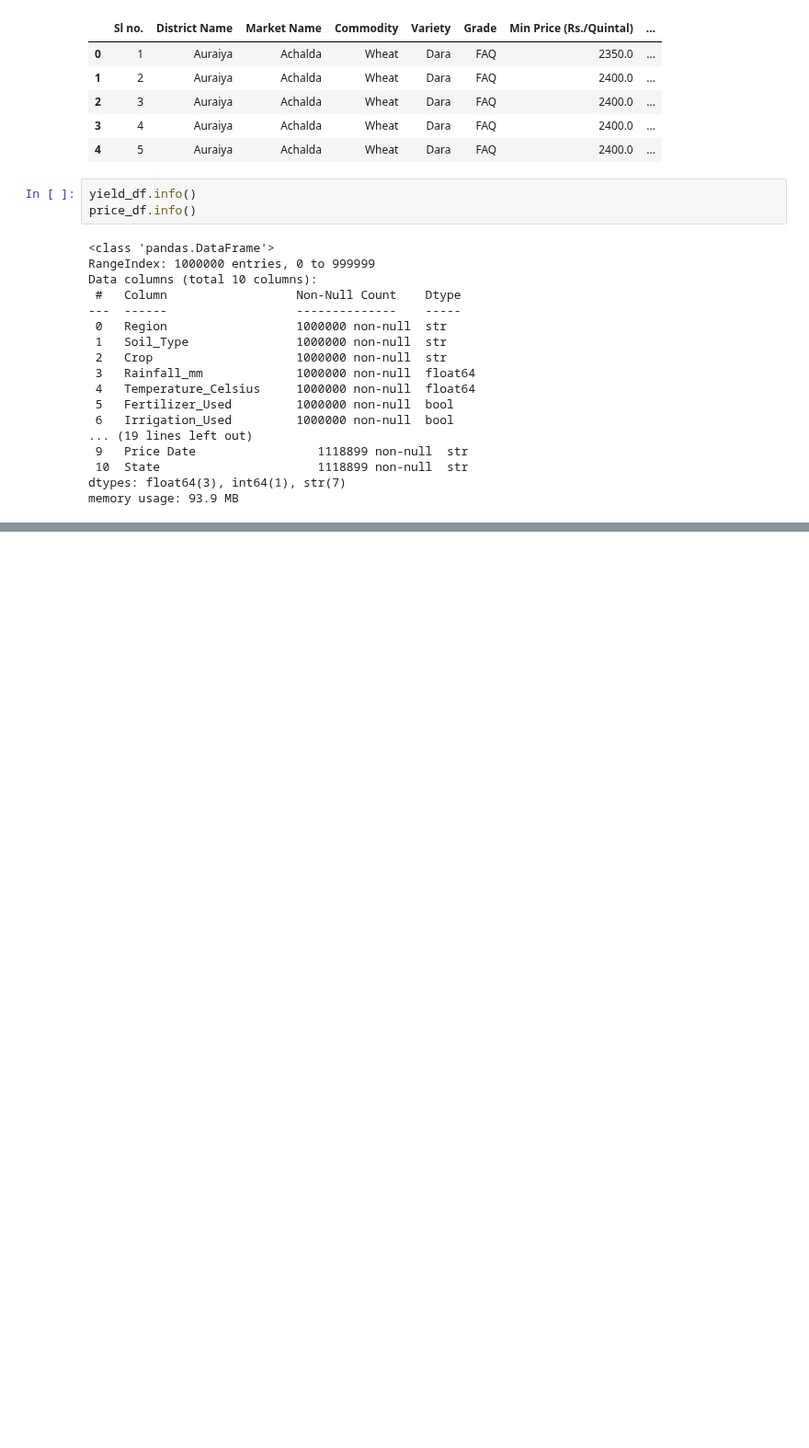
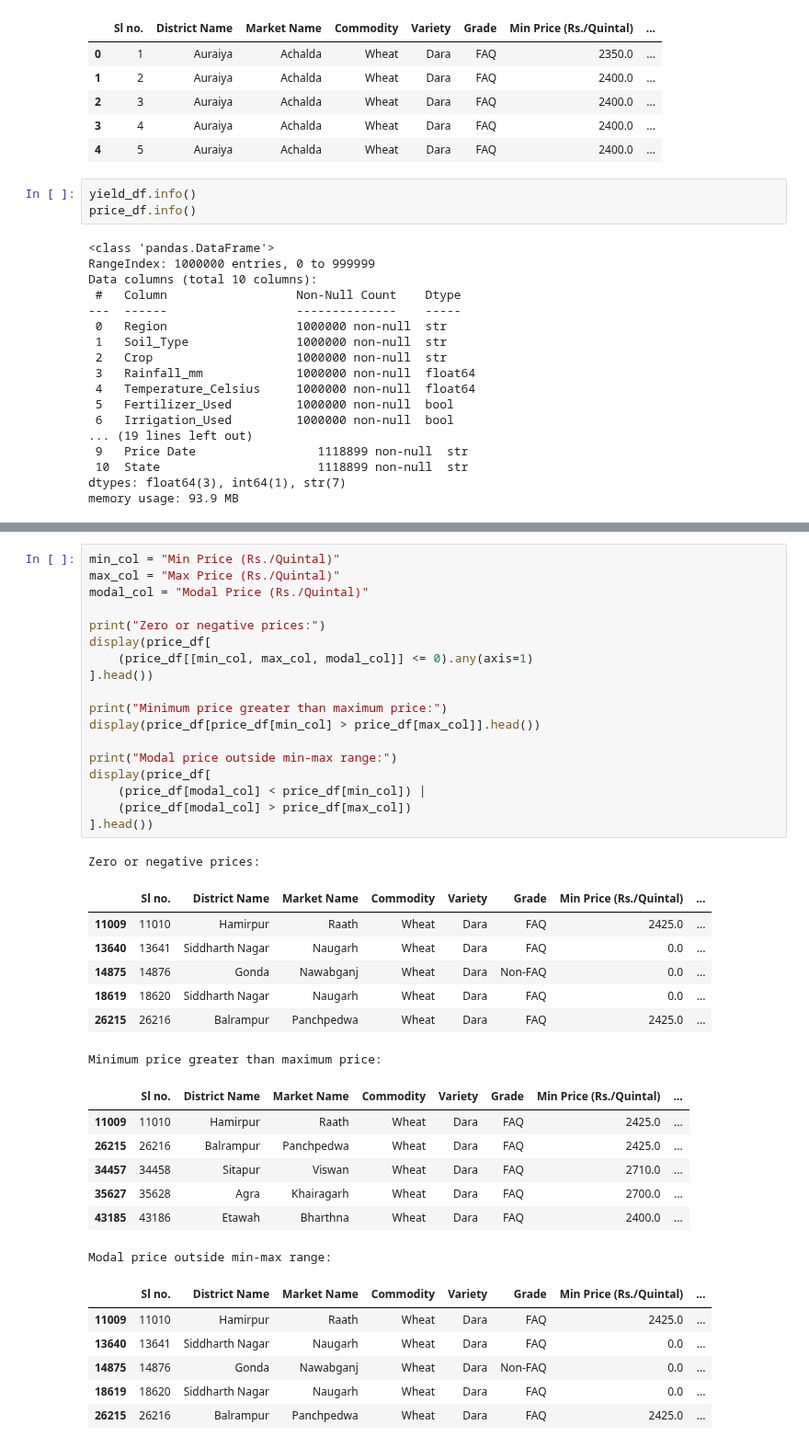
Before and after one commit to Sariq241/agribusiness-data-analysis-internship, a Jupyter notebook: Notebooks/agribusiness_analysis.ipynb, the cells around one changed output, grey strips where cells are left out. Shown at 92% size. Drawn from its saved outputs; the diff is of its cells as text; blank space fills up the shorter version.

```diff
--- a/Notebooks/agribusiness_analysis.ipynb
+++ b/Notebooks/agribusiness_analysis.ipynb
@@ -45,0 +143,40 @@ memory usage: 93.9 MB
+# %%
+min_col = "Min Price (Rs./Quintal)"
+max_col = "Max Price (Rs./Quintal)"
+modal_col = "Modal Price (Rs./Quintal)"
+
+print("Zero or negative prices:")
+display(price_df[
+    (price_df[[min_col, max_col, modal_col]] <= 0).any(axis=1)
+].head())
+
+print("Minimum price greater than maximum price:")
+display(price_df[price_df[min_col] > price_df[max_col]].head())
+
+print("Modal price outside min-max range:")
+display(price_df[
+    (price_df[modal_col] < price_df[min_col]) |
+    (price_df[modal_col] > price_df[max_col])
+].head())
+# %% [output]
+Zero or negative prices:
+|  | Sl no. | District Name | Market Name | Commodity | Variety | Grade | Min Price (Rs./Quintal) | ... |
+| 11009 | 11010 | Hamirpur | Raath | Wheat | Dara | FAQ | 2425.0 | ... |
+| 13640 | 13641 | Siddharth Nagar | Naugarh | Wheat | Dara | FAQ | 0.0 | ... |
+| 14875 | 14876 | Gonda | Nawabganj | Wheat | Dara | Non-FAQ | 0.0 | ... |
+| 18619 | 18620 | Siddharth Nagar | Naugarh | Wheat | Dara | FAQ | 0.0 | ... |
+| 26215 | 26216 | Balrampur | Panchpedwa | Wheat | Dara | FAQ | 2425.0 | ... |
+Minimum price greater than maximum price:
+|  | Sl no. | District Name | Market Name | Commodity | Variety | Grade | Min Price (Rs./Quintal) | ... |
+| 11009 | 11010 | Hamirpur | Raath | Wheat | Dara | FAQ | 2425.0 | ... |
+| 26215 | 26216 | Balrampur | Panchpedwa | Wheat | Dara | FAQ | 2425.0 | ... |
+| 34457 | 34458 | Sitapur | Viswan | Wheat | Dara | FAQ | 2710.0 | ... |
+| 35627 | 35628 | Agra | Khairagarh | Wheat | Dara | FAQ | 2700.0 | ... |
+| 43185 | 43186 | Etawah | Bharthna | Wheat | Dara | FAQ | 2400.0 | ... |
+Modal price outside min-max range:
+|  | Sl no. | District Name | Market Name | Commodity | Variety | Grade | Min Price (Rs./Quintal) | ... |
+| 11009 | 11010 | Hamirpur | Raath | Wheat | Dara | FAQ | 2425.0 | ... |
+| 13640 | 13641 | Siddharth Nagar | Naugarh | Wheat | Dara | FAQ | 0.0 | ... |
+| 14875 | 14876 | Gonda | Nawabganj | Wheat | Dara | Non-FAQ | 0.0 | ... |
+| 18619 | 18620 | Siddharth Nagar | Naugarh | Wheat | Dara | FAQ | 0.0 | ... |
+| 26215 | 26216 | Balrampur | Panchpedwa | Wheat | Dara | FAQ | 2425.0 | ... |
```
Also changed, not shown: parts of 16 cells of this notebook.
